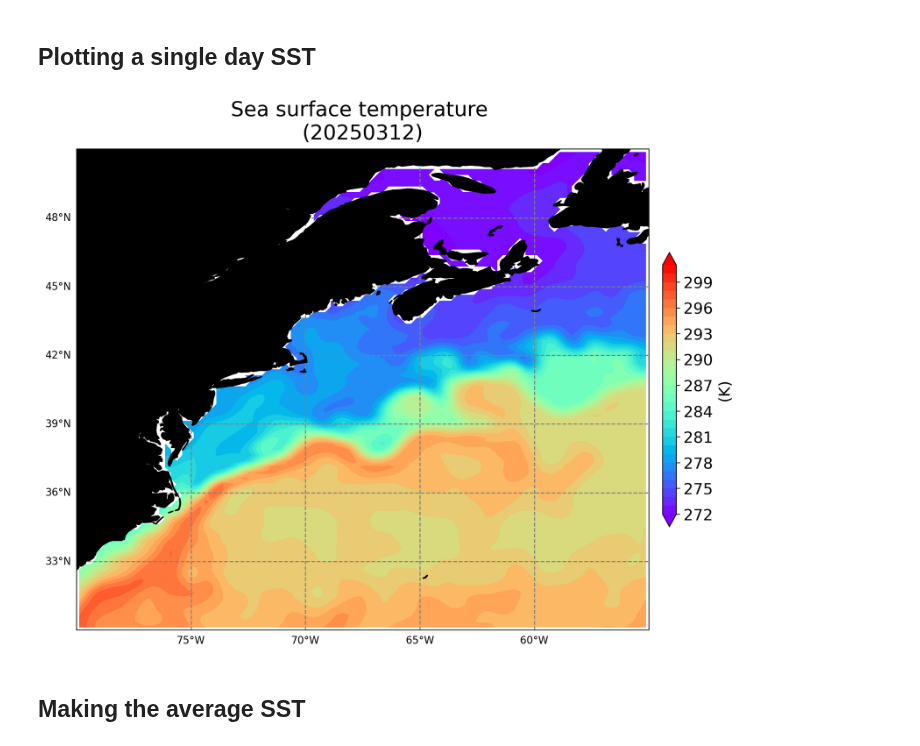
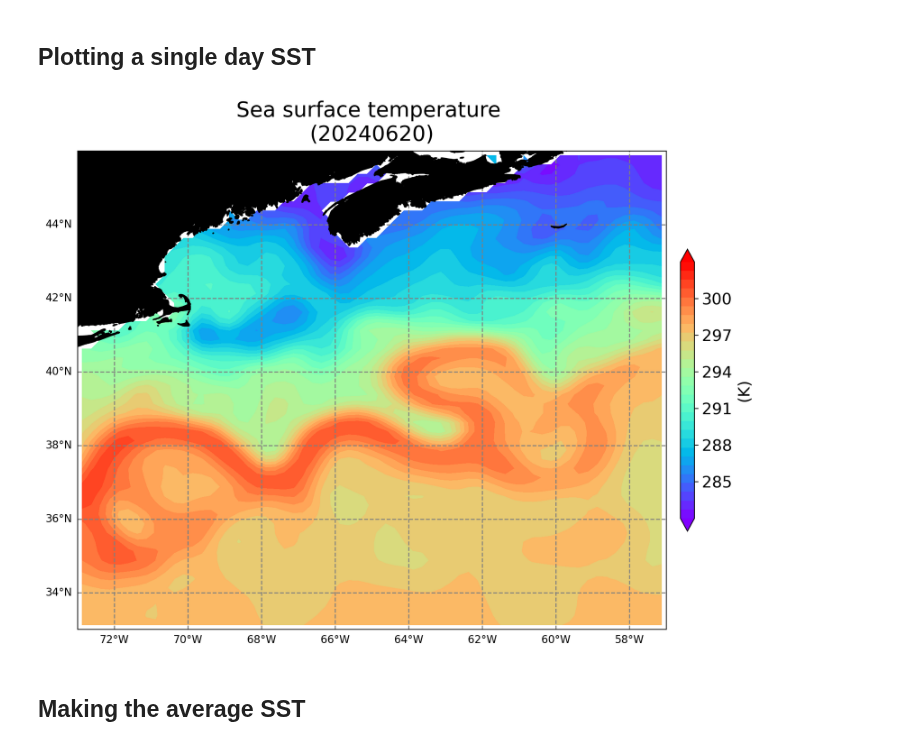
Before and after one commit to jesseturner/FLC_Workspace_3, a Jupyter notebook: SST.ipynb, the cells around one changed output. Saved outputs shown, nothing was run; the diff lists cells and outputs as text; code cells hidden in the pictures.

```diff
--- a/SST.ipynb
+++ b/SST.ipynb
@@ -7,20 +7,26 @@ import cartopy.feature as feature
 import glob
 # %%
 #--- Gulf Stream
-latitude_north = 51
-latitude_south = 30
-longitude_west = -80
-longitude_east = -55
+# latitude_north = 51
+# latitude_south = 30
+# longitude_west = -80
+# longitude_east = -55
 
 #--- Oaxaca (zoomed in)
 # latitude_north = 21
 # latitude_south = 8
 # longitude_west = -105
 # longitude_east = -85
+
+#--- Georges Bank
+latitude_north = 46
+latitude_south = 33
+longitude_west = -73
+longitude_east = -57
 # %% [markdown]
 ## Plotting a single day SST
 # %%
-date_str = "20250312"
+date_str = "20240620"
 
 sst_file = "sst_data/sst_"+date_str
 
@@ -38,40 +44,40 @@ sst_ds = sst_ds.sel(lat=slice(latitude_north,latitude_south,-1), lon=slice(longi
 projection=ccrs.PlateCarree(central_longitude=0)
 fig,ax=plt.subplots(1, figsize=(12,12),subplot_kw={'projection': projection})
 
-levels = np.linspace(272, 301, 30)
-#levels = np.linspace(291, 303, 30)
+#levels = np.linspace(272, 301, 30)
+levels = np.linspace(282, 303, 30)
 cmap = plt.get_cmap('rainbow')
 
 c=ax.contourf(sst_ds.lon, sst_ds.lat, sst_ds['sst'].values, cmap=cmap, extend='both', levels=levels)
 
 clb = plt.colorbar(c, shrink=0.4, pad=0.02, ax=ax, extend='both')
 clb.ax.tick_params(labelsize=15)
 clb.set_label('(K)', fontsize=15)
-#custom_ticks = [295, 296, 297, 298, 299, 300, 301, 302]
-#clb.set_ticks(custom_ticks)
+custom_ticks = [285, 288, 291, 294, 297, 300]
+clb.set_ticks(custom_ticks)
 
 ax.set_extent([longitude_west, longitude_east, latitude_south, latitude_north], crs=ccrs.PlateCarree())
 
 ax.set_title("Sea surface temperature \n("+date_str[:10]+")", fontsize=20, pad=10)
 ax.coastlines(resolution='50m', color='black', linewidth=1)
 
 #--- Land mask
 #ax.add_feature(feature.LAND, zorder=100, edgecolor='#000', facecolor='#DABC94')
 ax.add_feature(feature.LAND, zorder=100, edgecolor='#000', facecolor='#000')
 
 #--- Lat and Lon lines
 gl = ax.gridlines(draw_labels=True, linewidth=1, color='gray', linestyle='--', zorder=5)
 gl.top_labels = False
 gl.right_labels = False
 
 ax.xaxis.set_major_formatter(plt.FuncFormatter(lambda x, pos: f'{x:.1f}°E' if x >= 0 else f'{-x:.1f}°W'))
 ax.yaxis.set_major_formatter(plt.FuncFormatter(lambda y, pos: f'{y:.1f}°N' if y >= 0 else f'{-y:.1f}°S'))
 
 
 fig.set_dpi(200)
 fig.show()
 # %% [output]
-[figure, old version]
+[figure, new version]
 # %% [markdown]
 ## Making the average SST
 # %%
```
Also changed, not shown: 1 other file.
